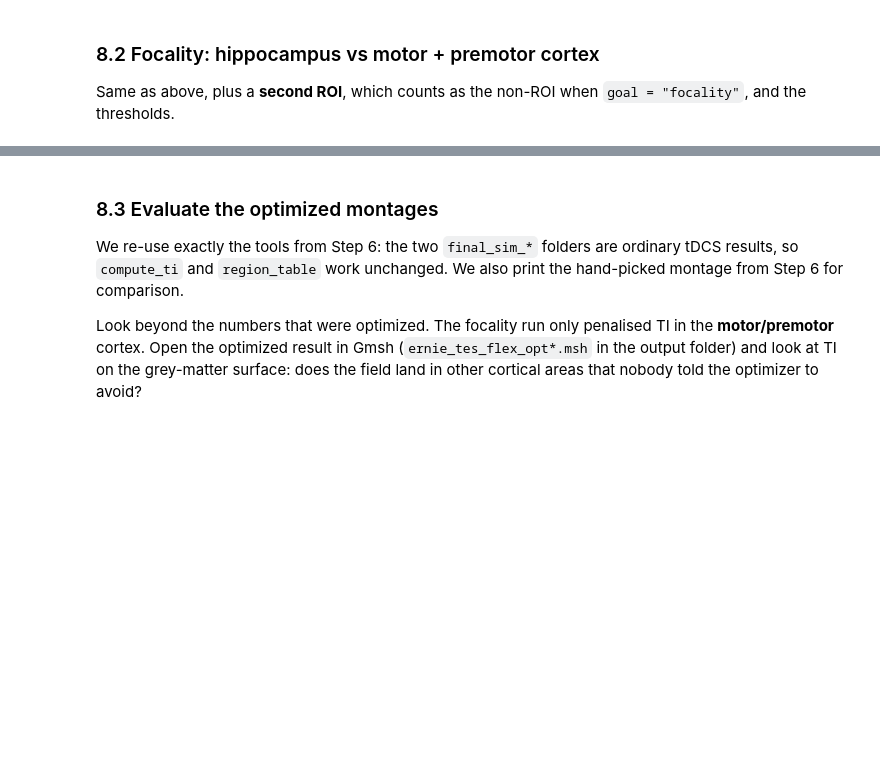
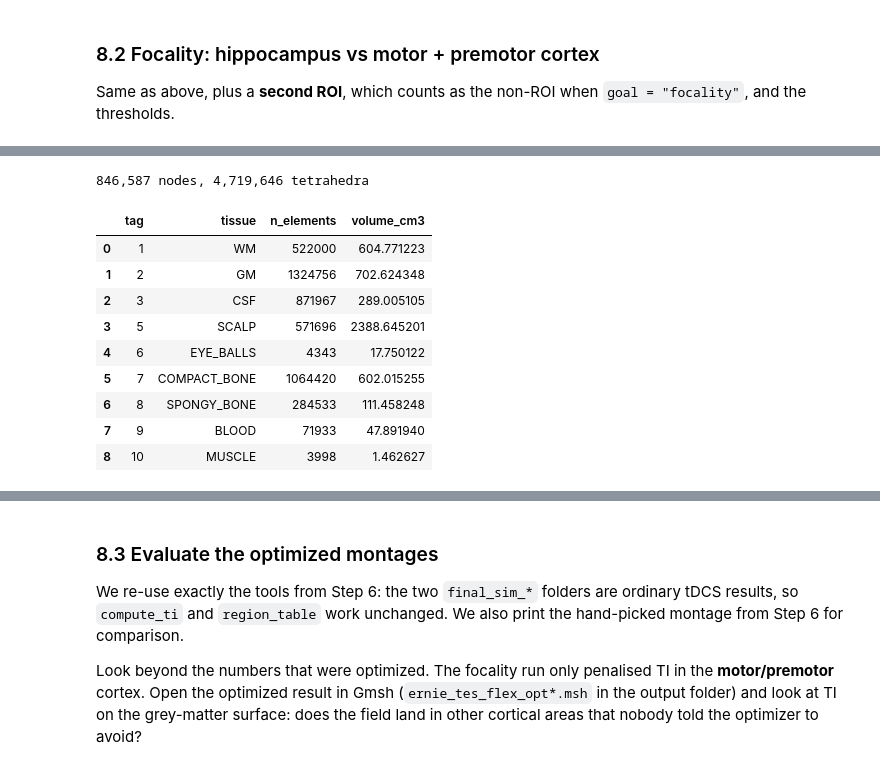
Before and after one commit to KarimAbiSaid/TI_onboarding, a Jupyter notebook: TI_simulations_onboarding.ipynb, the cells around one changed output, grey strips where cells are left out. Saved outputs shown, nothing was run; the diff lists cells and outputs as text; code cells hidden in the pictures; blank space fills up the shorter version.

Commit message:
Adding outputs from previously executed notebook, plus note in step 5 for creating ACC labels

```diff
--- a/TI_simulations_onboarding.ipynb
+++ b/TI_simulations_onboarding.ipynb
@@ -945,0 +1063,34 @@ else:
+# %%
+import os, sys, gc, glob, copy, subprocess
+from pathlib import Path
+
+import numpy as np
+import pandas as pd
+import nibabel as nib
+import matplotlib.pyplot as plt
+
+import simnibs
+from simnibs import sim_struct, run_simnibs, mesh_io, ElementTags, opt_struct, RegionOfInterest
+from simnibs.utils import TI_utils as TI
+from simnibs.utils.transformations import warp_volume
+from simnibs.mesh_tools.gmsh_view import open_in_gmsh
+
+# ---------------- EDIT THESE ----------------
+DATA_DIR = Path("/mnt/BIDS_TI_Toolbox/rawdata/sub-ernie")  # T1/T2 not needed: charm already done      # unzipped example dataset (contains org/)
+BNA_PATH = Path("/mnt/BIDS_TI_Toolbox/code/resources/atlases/BN_Atlas_246_1mm.nii.gz")  # Brainnetome atlas, download from the official brainnettome website
+WORK_DIR = Path("work").resolve()                      # all outputs go here
+OPEN_GMSH = False                                       # open 3D viewer windows?
+# --------------------------------------------
+
+SUBJECT = "ernie"
+T1 = DATA_DIR / "org" / "ernie_T1.nii.gz"
+T2 = DATA_DIR / "org" / "ernie_T2.nii.gz"
+M2M = WORK_DIR / f"m2m_{SUBJECT}"        # the head model folder created by charm (Step 1)
+MASK_DIR = WORK_DIR / "masks"
+
+WORK_DIR.mkdir(exist_ok=True)
+MASK_DIR.mkdir(exist_ok=True)
+
+print("SimNIBS version:", simnibs.__version__)
+for p in [T1, T2, BNA_PATH]:
+    print(("OK      " if p.exists() else "MISSING ") + str(p))
@@ -945,0 +1218,23 @@ else:
+# %%
+head = load_tetra(M2M / f"{SUBJECT}.msh")
+print(f"{head.nodes.nr:,} nodes, {head.elm.nr:,} tetrahedra")
+
+vols = head.elements_volumes_and_areas().value      # volume of each tetrahedron (mm^3)
+rows = []
+for tag in np.unique(head.elm.tag1):
+    sel = head.elm.tag1 == tag
+    rows.append({"tag": tag, "tissue": ElementTags(tag).name,
+                 "n_elements": sel.sum(), "volume_cm3": vols[sel].sum() / 1000})
+pd.DataFrame(rows)
+# %% [output]
+846,587 nodes, 4,719,646 tetrahedra
+|  | tag | tissue | n_elements | volume_cm3 |
+| 0 | 1 | WM | 522000 | 604.771223 |
+| 1 | 2 | GM | 1324756 | 702.624348 |
+| 2 | 3 | CSF | 871967 | 289.005105 |
+| 3 | 5 | SCALP | 571696 | 2388.645201 |
+| 4 | 6 | EYE_BALLS | 4343 | 17.750122 |
+| 5 | 7 | COMPACT_BONE | 1064420 | 602.015255 |
+| 6 | 8 | SPONGY_BONE | 284533 | 111.458248 |
+| 7 | 9 | BLOOD | 71933 | 47.891940 |
+| 8 | 10 | MUSCLE | 3998 | 1.462627 |
```
Also changed, not shown: parts of 72 cells of this notebook.
